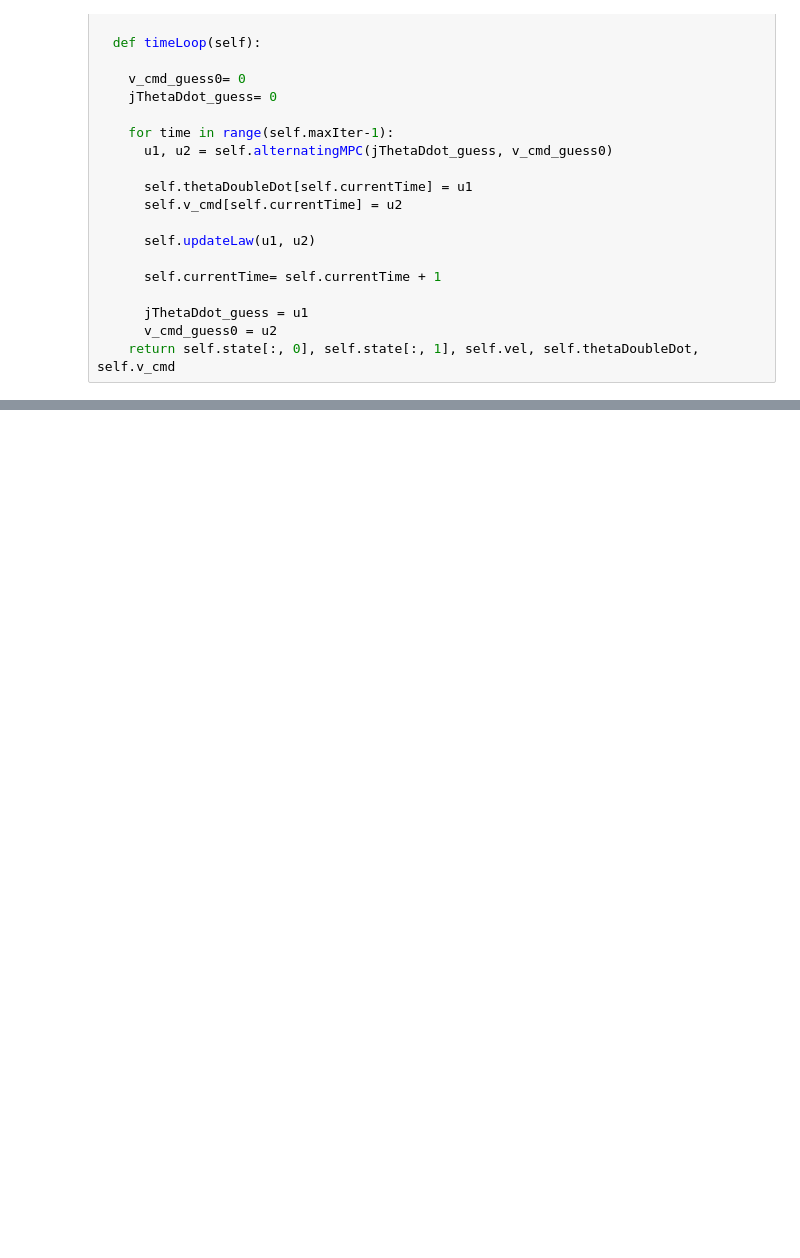
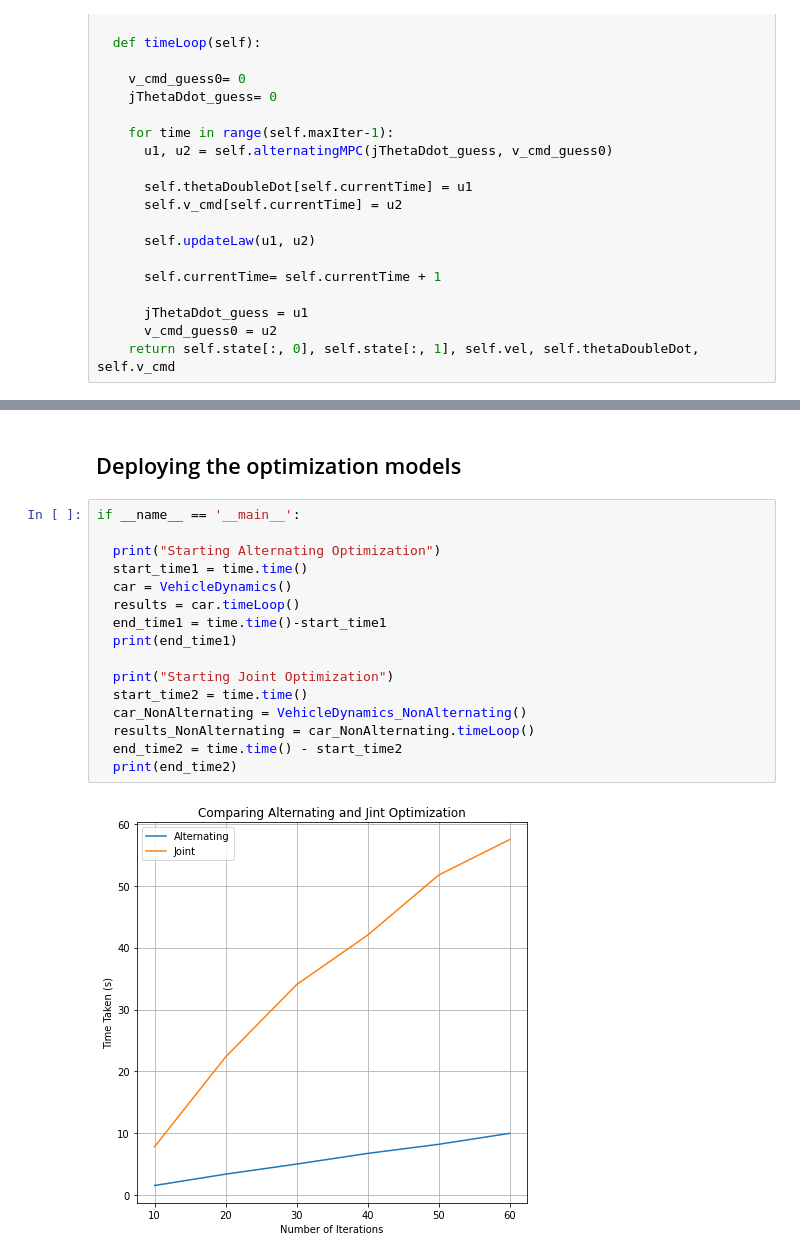
Before and after one commit to bhavini-jeloka/sc627-mpc, a Jupyter notebook: SC627_Project.ipynb, the cells around one changed output, grey strips where cells are left out. Cells and saved outputs as stored; diff of their text form; blank space fills up the shorter version.

Commit message:
Add joint optimization

```diff
--- a/SC627_Project.ipynb
+++ b/SC627_Project.ipynb
@@ -309,0 +450,20 @@ Plots:
+# %% [markdown]
+## Deploying the optimization models
+# %%
+if __name__ == '__main__':
+
+  print("Starting Alternating Optimization")
+  start_time1 = time.time()
+  car = VehicleDynamics()
+  results = car.timeLoop()
+  end_time1 = time.time()-start_time1
+  print(end_time1)
+
+  print("Starting Joint Optimization")
+  start_time2 = time.time()
+  car_NonAlternating = VehicleDynamics_NonAlternating()
+  results_NonAlternating = car_NonAlternating.timeLoop()
+  end_time2 = time.time() - start_time2
+  print(end_time2)
+# %% [output]
+[figure, added]
```
Also changed, not shown: parts of 7 cells of this notebook.
